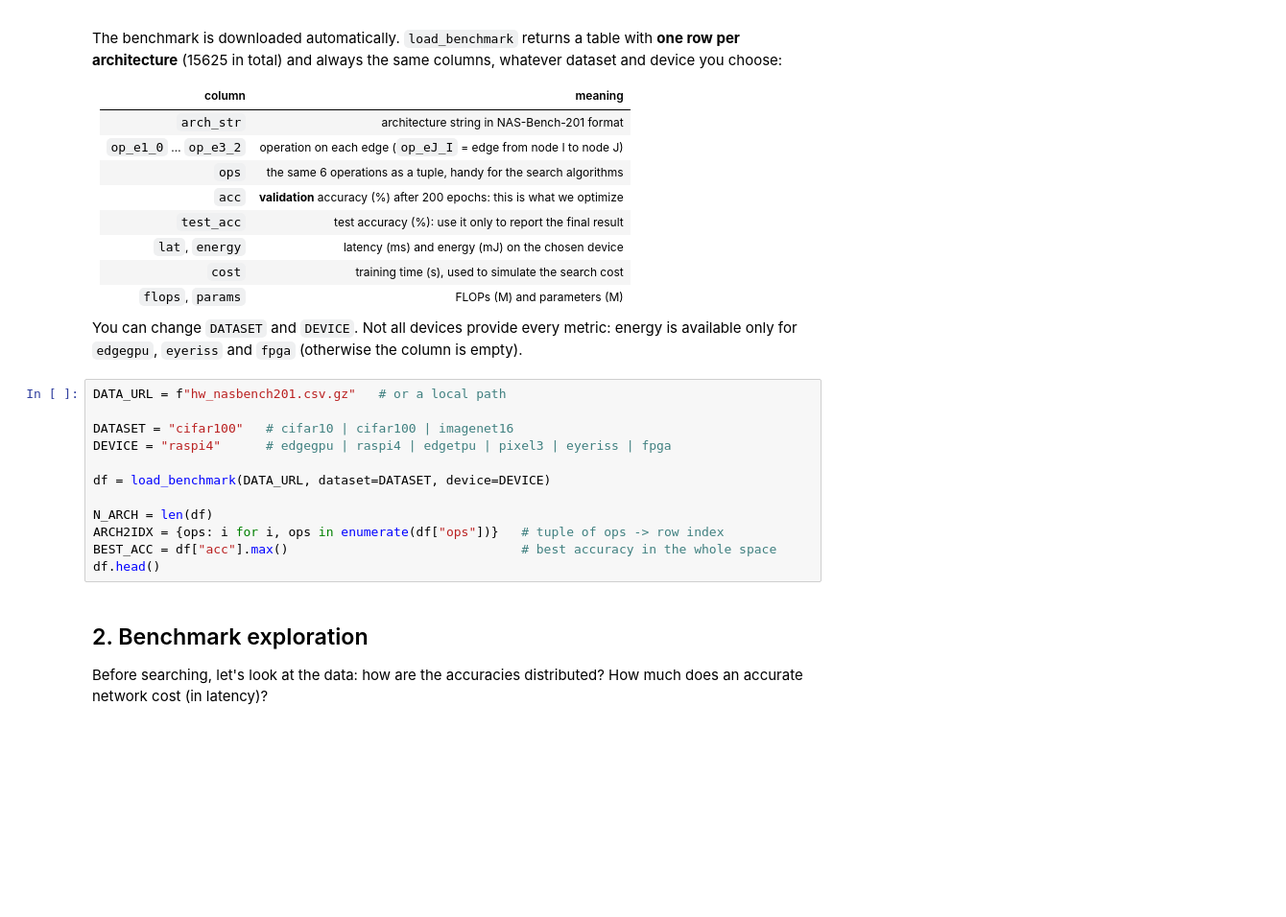
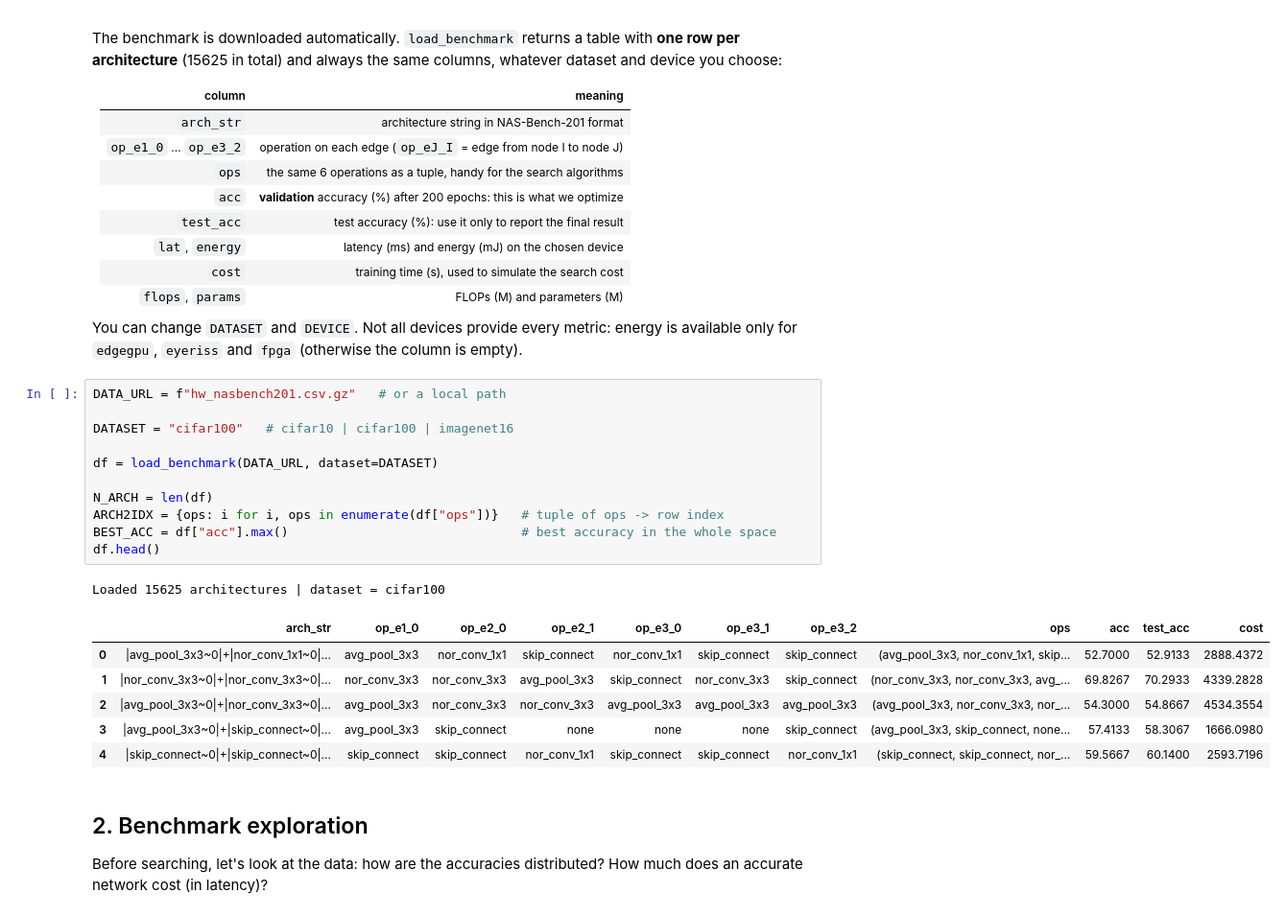
Before and after one commit to bizzarriA/NAS-lab, a Jupyter notebook: Lab1_NAS_NASBench_solutions.ipynb, the cells around one changed output. Shown at 96% size. Saved outputs shown, nothing was run; the diff lists cells and outputs as text; blank space fills up the shorter version.

```diff
--- a/Lab1_NAS_NASBench_solutions.ipynb
+++ b/Lab1_NAS_NASBench_solutions.ipynb
@@ -52,15 +50,22 @@ You can change `DATASET` and `DEVICE`. Not all devices provide every metric: ene
 # %%
 DATA_URL = f"hw_nasbench201.csv.gz"   # or a local path
 
 DATASET = "cifar100"   # cifar10 | cifar100 | imagenet16
-DEVICE = "raspi4"      # edgegpu | raspi4 | edgetpu | pixel3 | eyeriss | fpga
 
-df = load_benchmark(DATA_URL, dataset=DATASET, device=DEVICE)
+df = load_benchmark(DATA_URL, dataset=DATASET)
 
 N_ARCH = len(df)
 ARCH2IDX = {ops: i for i, ops in enumerate(df["ops"])}   # tuple of ops -> row index
 BEST_ACC = df["acc"].max()                               # best accuracy in the whole space
 df.head()
+# %% [output]
+Loaded 15625 architectures | dataset = cifar100
+|  | arch_str | op_e1_0 | op_e2_0 | op_e2_1 | op_e3_0 | op_e3_1 | op_e3_2 | ops | acc | test_acc | cost |
+| 0 | |avg_pool_3x3~0|+|nor_conv_1x1~0|... | avg_pool_3x3 | nor_conv_1x1 | skip_connect | nor_conv_1x1 | skip_connect | skip_connect | (avg_pool_3x3, nor_conv_1x1, skip... | 52.7000 | 52.9133 | 2888.4372 |
+| 1 | |nor_conv_3x3~0|+|nor_conv_3x3~0|... | nor_conv_3x3 | nor_conv_3x3 | avg_pool_3x3 | skip_connect | nor_conv_3x3 | skip_connect | (nor_conv_3x3, nor_conv_3x3, avg_... | 69.8267 | 70.2933 | 4339.2828 |
+| 2 | |avg_pool_3x3~0|+|nor_conv_3x3~0|... | avg_pool_3x3 | nor_conv_3x3 | nor_conv_3x3 | avg_pool_3x3 | avg_pool_3x3 | avg_pool_3x3 | (avg_pool_3x3, nor_conv_3x3, nor_... | 54.3000 | 54.8667 | 4534.3554 |
+| 3 | |avg_pool_3x3~0|+|skip_connect~0|... | avg_pool_3x3 | skip_connect | none | none | none | skip_connect | (avg_pool_3x3, skip_connect, none... | 57.4133 | 58.3067 | 1666.0980 |
+| 4 | |skip_connect~0|+|skip_connect~0|... | skip_connect | skip_connect | nor_conv_1x1 | skip_connect | skip_connect | nor_conv_1x1 | (skip_connect, skip_connect, nor_... | 59.5667 | 60.1400 | 2593.7196 |
 # %% [markdown]
 ## 2. Benchmark exploration
 
```
Also changed, not shown: parts of 17 cells of this notebook, 5 other files.
